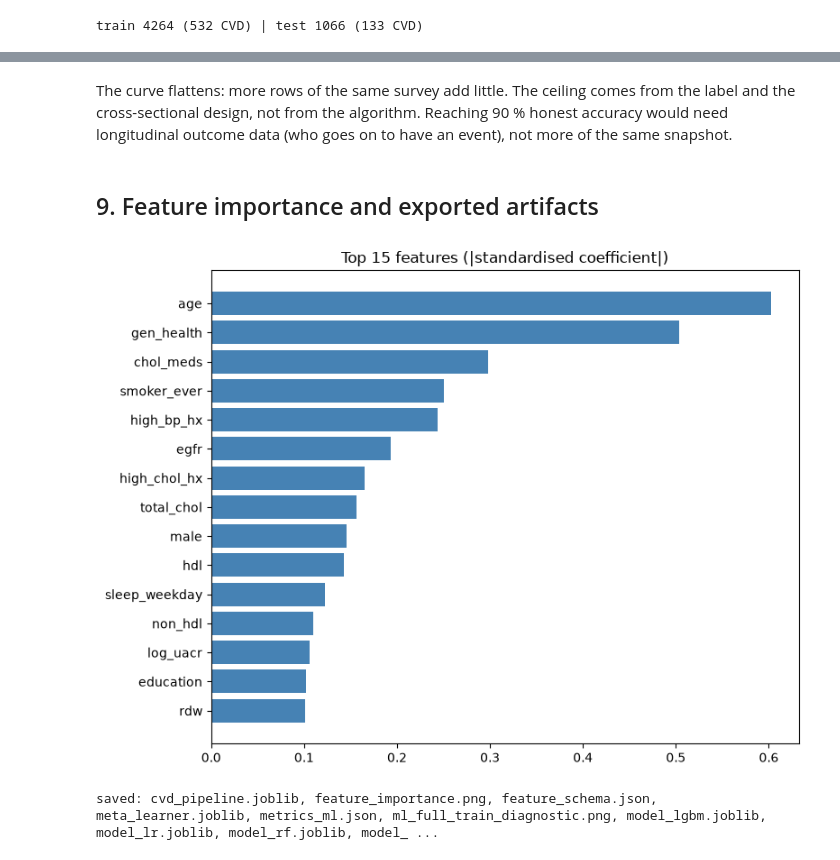
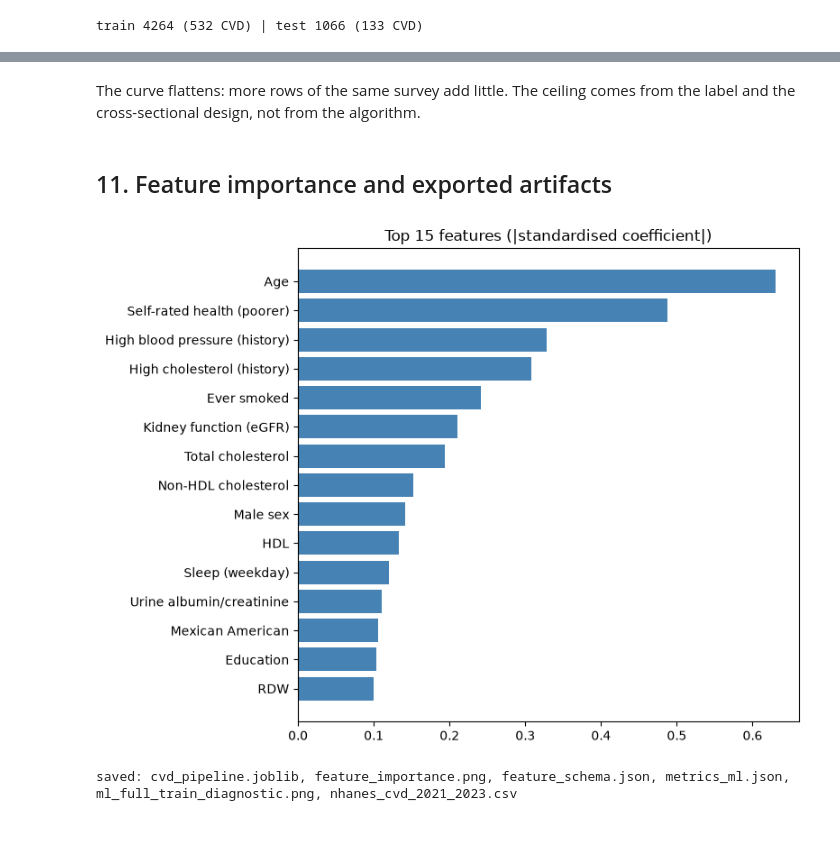
Before and after one commit to Gawad-B/CVD, a Jupyter notebook: Back-End/model/cvd_nhanes_v2.ipynb, the cells around one changed output, grey strips where cells are left out. Saved outputs shown, nothing was run; the diff lists cells and outputs as text; code cells hidden in the pictures; blank space fills up the shorter version.

Commit message:
Changed the model approach and the assessment feilds

```diff
--- a/Back-End/model/cvd_nhanes_v2.ipynb
+++ b/Back-End/model/cvd_nhanes_v2.ipynb
@@ -284,0 +171,4 @@ This model is best read as "how closely the profile resembles people living with
+# %%
+best = comparison["CV AUC (mean)"].max()
+chosen = next(n for n in candidates if comparison.loc[n, "CV AUC (mean)"] >= best - 0.005)
+print("best CV AUC", best, "-> chosen:", chosen)
@@ -284,0 +237,2 @@ This model is best read as "how closely the profile resembles people living with
+# %%
+final = build_pipeline(calibrated()).fit(X_train, y_train)
@@ -284,0 +334,14 @@ This model is best read as "how closely the profile resembles people living with
+# %%
+history = ["high_bp_hx", "high_chol_hx", "diabetes"]
+variants = {
+    "served model (no medication inputs)": FEATURE_COLUMNS,
+    "+ BP and cholesterol medication": FEATURE_COLUMNS + MEDICATION_COLUMNS,
+    "- diagnosis history (high BP, high cholesterol, diabetes)": [c for c in FEATURE_COLUMNS if c not in history],
+    "- diagnosis history - self-rated health": [c for c in FEATURE_COLUMNS if c not in history + ["gen_health"]],
+}
+leak = {}
+for name, cols in variants.items():
+    q = build_pipeline(calibrated(), columns=cols).fit(X_train, y_train).predict_proba(X_test)[:, 1]
+    leak[name] = {"test AUC": roc_auc_score(y_test, q), "test PR-AUC": average_precision_score(y_test, q)}
+display(pd.DataFrame(leak).T.round(3))
+metrics["leakage_check"] = {k: {kk: float(vv) for kk, vv in v.items()} for k, v in leak.items()}
@@ -284,0 +364,6 @@ This model is best read as "how closely the profile resembles people living with
+# %%
+coef = model_coefficients(final).sort_values(key=abs, ascending=False)
+display(coef.head(15).round(3).rename("standardised coefficient (mean of calibration folds)"))
+treated = data.assign(statin=data.BPQ101D.eq(1))
+display(treated.groupby(["CVD", "statin"]).LBXTC.agg(["count", "mean"]).round(1)
+        .rename(columns={"count": "patients", "mean": "mean total cholesterol"}))
@@ -300,28 +428,26 @@ print(dict(zip(sizes, np.round(curve, 3))))
 # %% [markdown]
 The curve flattens: more rows of the same survey add little. The ceiling comes from the label and
-the cross-sectional design, not from the algorithm. Reaching 90 % honest accuracy would need
-longitudinal outcome data (who goes on to have an event), not more of the same snapshot.
+the cross-sectional design, not from the algorithm.
 # %% [markdown]
-## 9. Feature importance and exported artifacts
+## 11. Feature importance and exported artifacts
 # %%
-if hasattr(model, "coef_"):
-    top = coef.drop([n for n in coef.index if n.startswith("missing_")]).abs().sort_values().tail(15)
-    plt.figure(figsize=(8, 6)); plt.barh([LABELS.get(n, n) for n in top.index], top.values, color="steelblue")
-    plt.title("Top 15 features (|standardised coefficient|)"); plt.tight_layout()
-    plt.savefig(MODEL_DIR / "feature_importance.png", dpi=150); plt.show()
+top = coef.abs().sort_values().tail(15)
+plt.figure(figsize=(8, 6)); plt.barh([FEATURE_LABELS.get(n, n) for n in top.index], top.values, color="steelblue")
+plt.title("Top 15 features (|standardised coefficient|)"); plt.tight_layout()
+plt.savefig(MODEL_DIR / "feature_importance.png", dpi=150); plt.show()
 
 reference = {c: float(X_train[c].median()) for c in RAW_NUMERIC_COLUMNS}
 reference.update({c: float(X_train[c].mode().iloc[0]) for c in RAW_CODED_COLUMNS})
 schema = {
     "model_name": metrics["model_name"], "model_version": metrics["model_version"],
     "raw_columns": RAW_COLUMNS, "numeric_columns": RAW_NUMERIC_COLUMNS, "coded_columns": RAW_CODED_COLUMNS,
     "reference_values": {k: round(v, 4) for k, v in reference.items()},
-    "labels": {c: LABELS[c] for c in RAW_COLUMNS}, "decision_threshold": threshold,
+    "labels": {c: LABELS[c] for c in RAW_COLUMNS}, "decision_threshold": screen_threshold,
 }
 joblib.dump(final, MODEL_DIR / "cvd_pipeline.joblib", compress=3)
 (MODEL_DIR / "feature_schema.json").write_text(json.dumps(schema, indent=2) + "\n")
 (MODEL_DIR / "metrics_ml.json").write_text(json.dumps(metrics, indent=2) + "\n")
 print("saved:", ", ".join(p.name for p in sorted(MODEL_DIR.glob("*")) if p.suffix in {".joblib", ".json", ".png", ".csv"}))
 # %% [output]
-[figure, old version]
+[figure, new version]
-saved: cvd_pipeline.joblib, feature_importance.png, feature_schema.json, meta_learner.joblib, metrics_ml.json, ml_full_train_diagnostic.png, model_lgbm.joblib, model_lr.joblib, model_rf.joblib, model_ ...
+saved: cvd_pipeline.joblib, feature_importance.png, feature_schema.json, metrics_ml.json, ml_full_train_diagnostic.png, nhanes_cvd_2021_2023.csv
```
Also changed, not shown: parts of 41 cells of this notebook, 20 other files.
